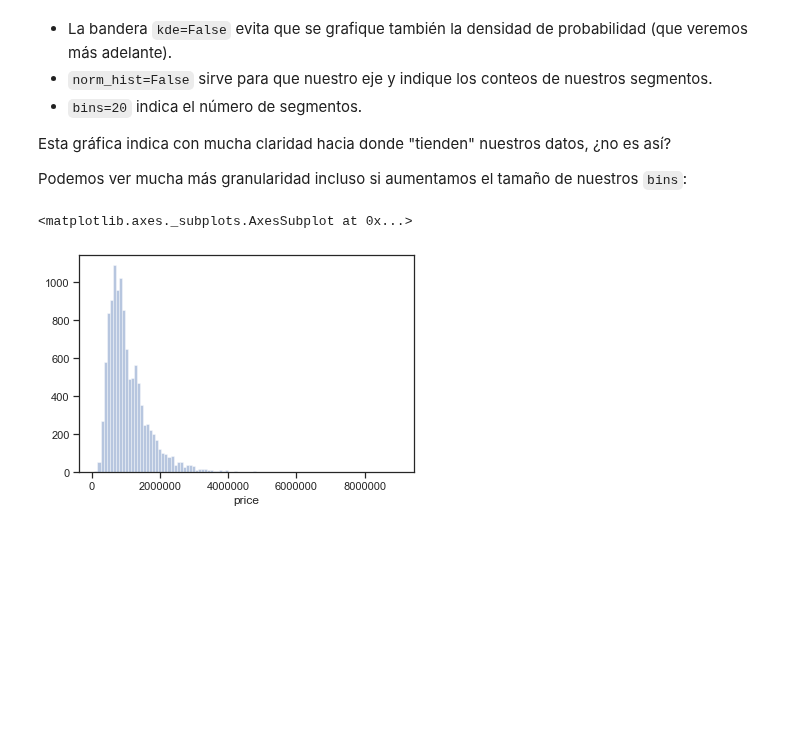
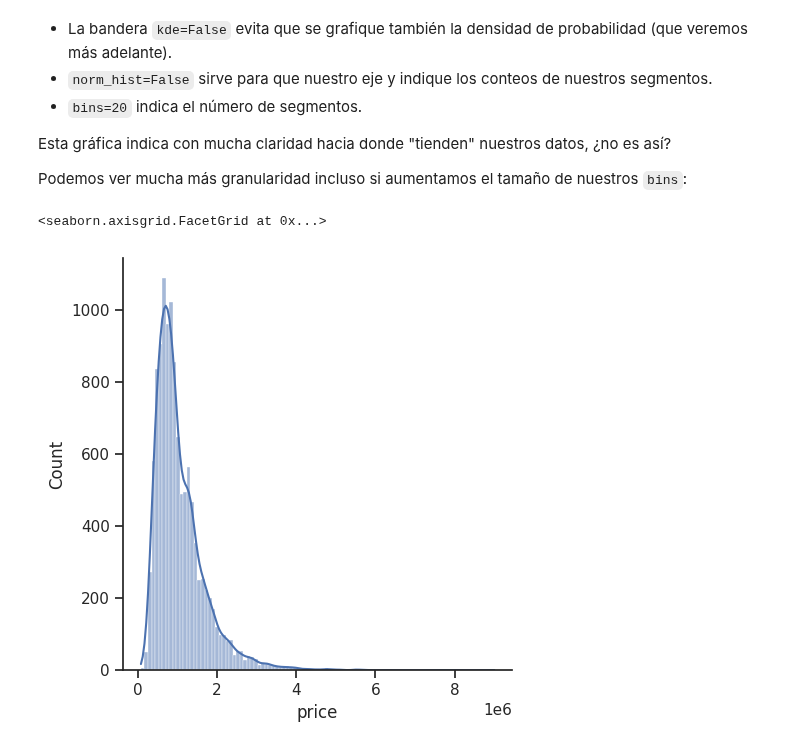
Before and after one commit to beduExpert/B2-Analisis-de-Datos-con-Python-2020, a Jupyter notebook: Sesion-02/Ejemplo-03/histogramas.ipynb, the cells around one changed output. Saved outputs shown, nothing was run; the diff lists cells and outputs as text; code cells hidden in the pictures; blank space fills up the shorter version.

```diff
--- a/Sesion-02/Ejemplo-03/histogramas.ipynb
+++ b/Sesion-02/Ejemplo-03/histogramas.ipynb
@@ -13,7 +15,8 @@ Vamos a generar un histograma segmentando nuestros datos en 20 segmentos (o bins
 import pandas as pd
 import seaborn as sns
 # %%
-df = pd.read_csv('../../Datasets/melbourne_housing-clean.csv', index_col=0)
+path1 = "https://raw.githubusercontent.com/beduExpert/B2-Analisis-de-Datos-con-Python-2020/master/"
+df = pd.read_csv(path1 + 'Datasets/melbourne_housing-clean.csv', index_col=0)
 df.head()
 # %% [output]
 |  | suburb | address | rooms | type | price | method | seller_g | date | distance | postcode | ... |
@@ -39,7 +42,7 @@ Esta gráfica indica con mucha claridad hacia donde "tienden" nuestros datos, ¿
 Podemos ver mucha más granularidad incluso si aumentamos el tamaño de nuestros `bins`:
 # %%
 sns.set(style='ticks')
-sns.distplot(df['price'], kde=False, norm_hist=False, bins=100)
+sns.displot(df['price'], kde='hist', bins=100)
 # %% [output]
-<matplotlib.axes._subplots.AxesSubplot at 0x...>
+<seaborn.axisgrid.FacetGrid at 0x...>
-[figure, old version]
+[figure, new version]
```
Also changed, not shown: parts of 2 cells of this notebook.
